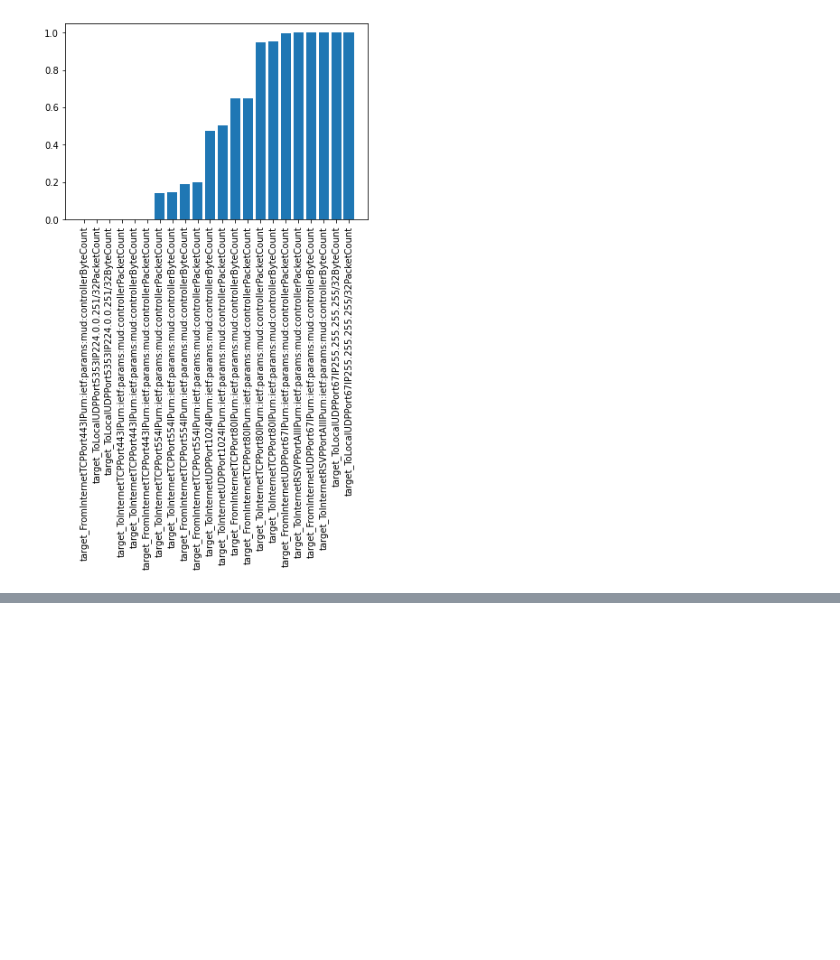
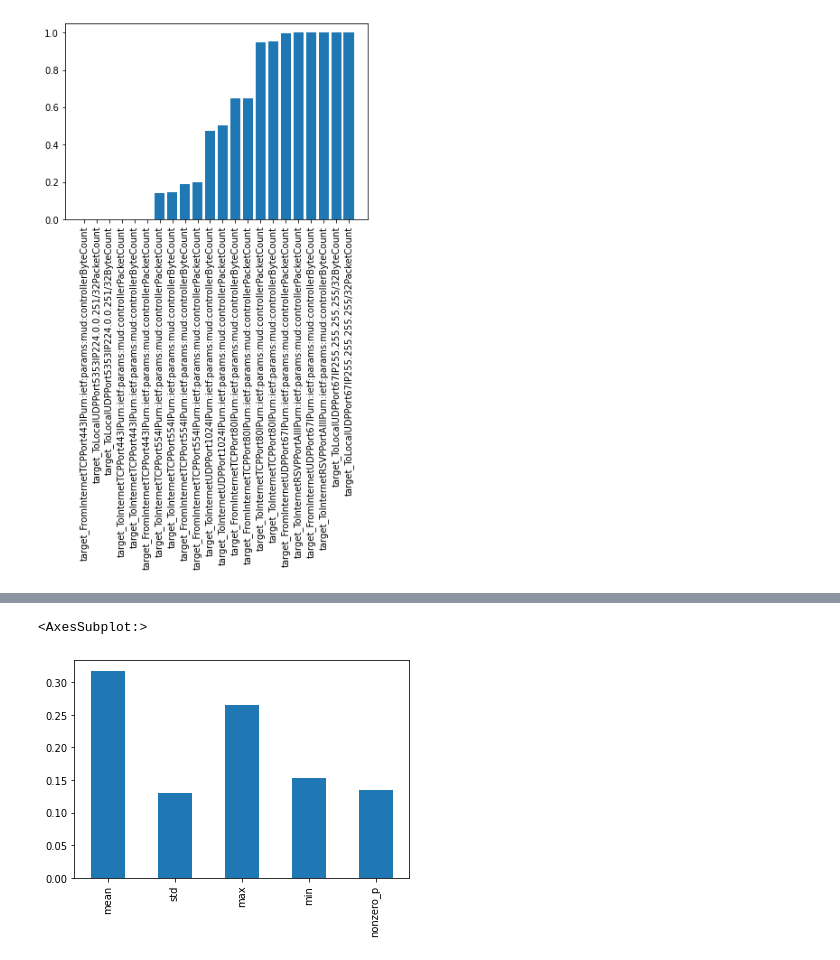
Before and after one commit to MillenniumForce/DATA3001, a Jupyter notebook: shallow_learning/modelling.ipynb, the cells around one changed output, grey strips where cells are left out. Cells and saved outputs as stored; diff of their text form; code cells hidden in the pictures; blank space fills up the shorter version.

Commit message:
feature importance

```diff
--- a/shallow_learning/modelling.ipynb
+++ b/shallow_learning/modelling.ipynb
@@ -91,0 +83,12 @@ Index(['mean', 'std', 'max', 'min', 'nonzero_p'], dtype='object')
+# %%
+feature_importances = []
+
+for k,model in clf.models.items():
+    feature_importances.append([k]+list(model.feature_importances_))
+
+feature_importances = pd.DataFrame(feature_importances,columns=['model']+list(X_test.columns))
+# %%
+feature_importances.mean().plot.bar()
+# %% [output]
+<AxesSubplot:>
+[figure, added]
```
Also changed, not shown: parts of 2 cells of this notebook.
